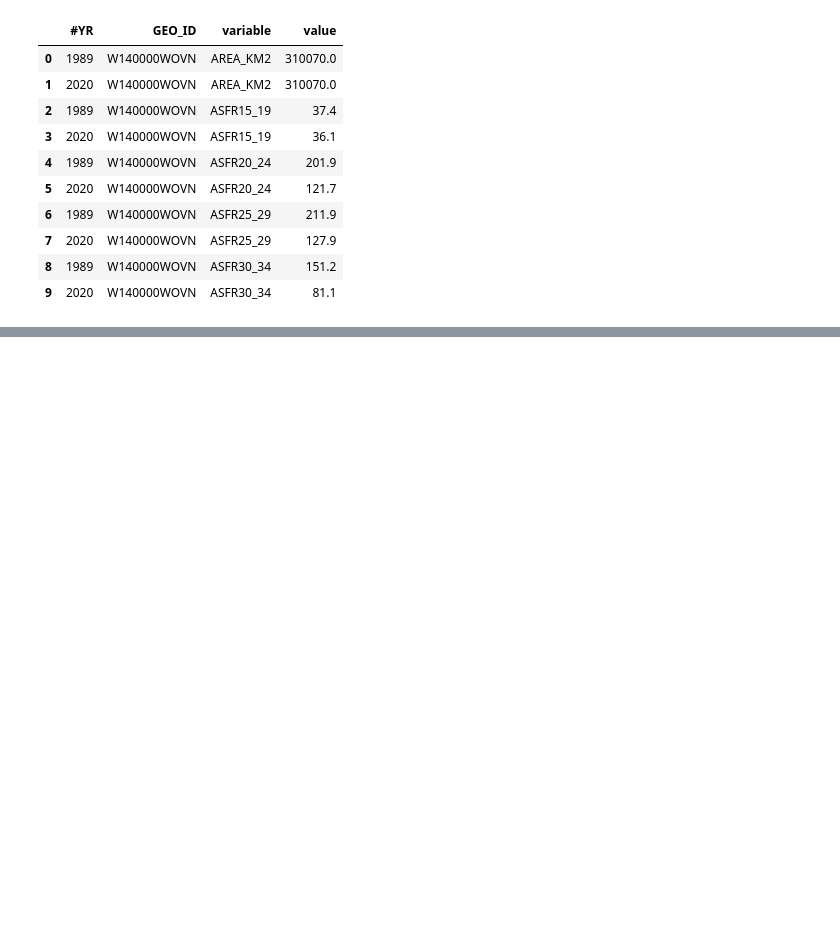
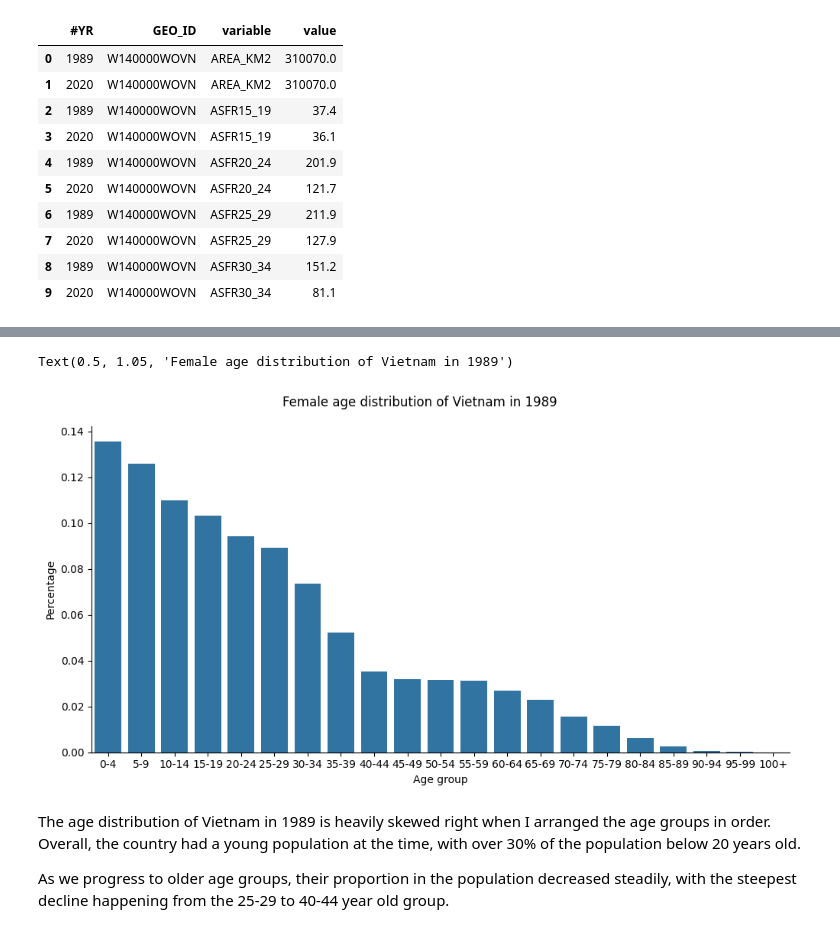
Before and after one commit to thaianle/international-database, a Jupyter notebook: idb5yr-python.ipynb, the cells around one changed output, grey strips where cells are left out. Saved outputs shown, nothing was run; the diff lists cells and outputs as text; code cells hidden in the pictures; blank space fills up the shorter version.

Commit message:
Plot age distributions at two points in time

```diff
--- a/idb5yr-python.ipynb
+++ b/idb5yr-python.ipynb
@@ -242,0 +205,10 @@ vn_1989_plot.set_xticklabels(['0-4', '5-9', '10-14', '15-19', '20-24', '25-29',
+# %%
+# Set index and rearrange the indexes to have the age groups in order
+vn_1989_arr = vn_1989.set_index('variable')
+vn_1989_arr = vn_1989_arr.reindex(['FPOP0_4', 'FPOP5_9', 'FPOP10_14', 'FPOP15_19', 'FPOP20_24', 'FPOP25_29', 'FPOP30_34', 'FPOP35_39',
+                     'FPOP40_44', 'FPOP45_49', 'FPOP50_54', 'FPOP55_59', 'FPOP60_64', 'FPOP65_69', 'FPOP70_74', 'FPOP75_79',
+                     'FPOP80_84', 'FPOP85_89', 'FPOP90_94', 'FPOP95_99', 'FPOP100_'])
+
+# Divide each value by the total to have the percentage
+vn_1989_arr['pct'] = vn_1989_arr['value'] / vn_1989_arr['value'].sum()
+vn_1989_arr.head(10)
@@ -242,0 +228,14 @@ vn_1989_plot.set_xticklabels(['0-4', '5-9', '10-14', '15-19', '20-24', '25-29',
+# %%
+vn_1989_plot = sns.catplot(data = vn_1989_arr, x = 'variable', y = 'pct', kind = 'bar', aspect = 2)
+vn_1989_plot.set_xticklabels(['0-4', '5-9', '10-14', '15-19', '20-24', '25-29', '30-34', '35-39', '40-44', '45-49', '50-54', '55-59',
+                              '60-64', '65-69', '70-74', '75-79', '80-84', '85-89', '90-94', '95-99', '100+'])
+
+vn_1989_plot.set_axis_labels('Age group', 'Percentage')
+vn_1989_plot.fig.suptitle('Female age distribution of Vietnam in 1989', y = 1.05)
+# %% [output]
+Text(0.5, 1.05, 'Female age distribution of Vietnam in 1989')
+[figure, added]
+# %% [markdown]
+The age distribution of Vietnam in 1989 is heavily skewed right when I arranged the age groups in order. Overall, the country had a young population at the time, with over 30% of the population below 20 years old.
+
+As we progress to older age groups, their proportion in the population decreased steadily, with the steepest decline happening from the 25-29 to 40-44 year old group.
```
Also changed, not shown: parts of 11 cells of this notebook.
